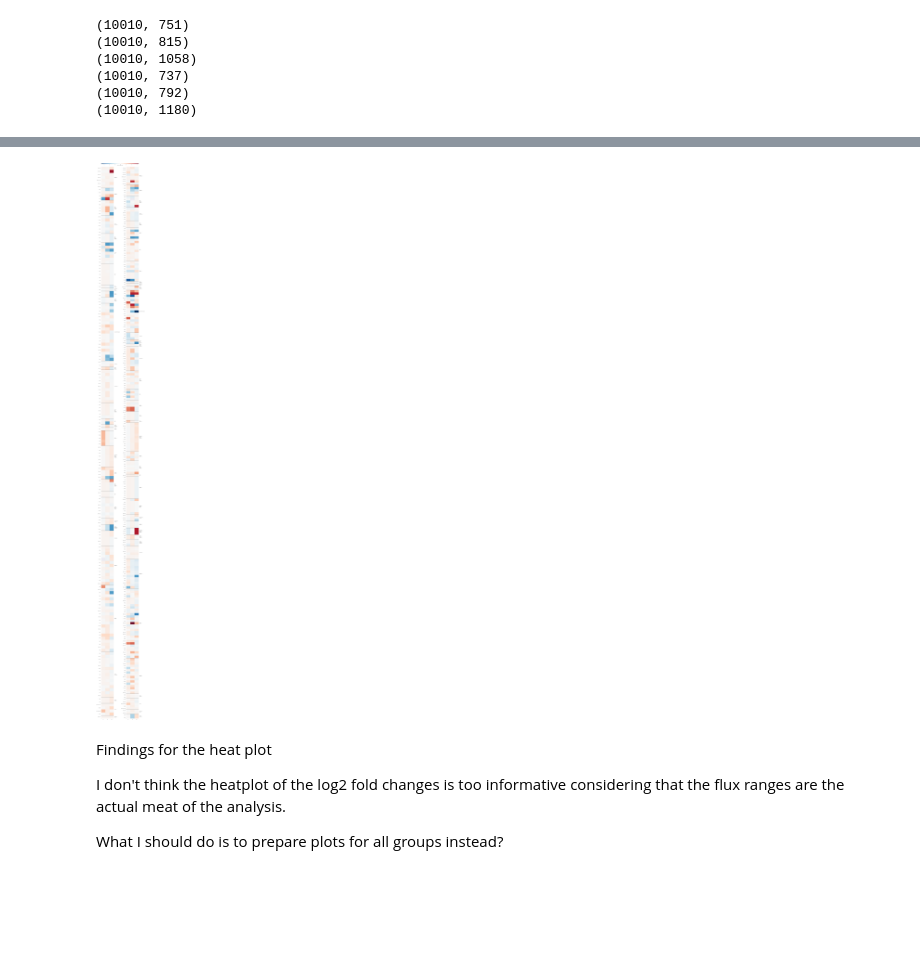
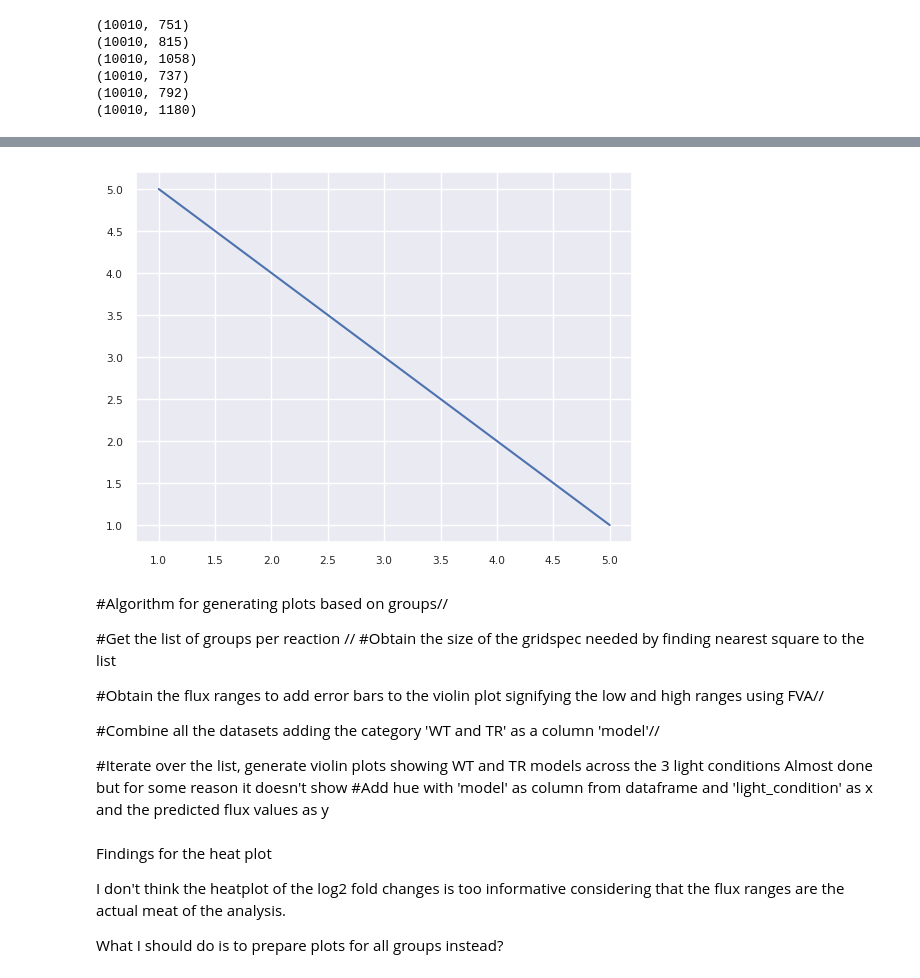
Before and after one commit to rtsantos3/RiceMM, a Jupyter notebook: Scripts/model_visualization/Generating_flux_sample_reaction_charts.ipynb, the cells around one changed output, grey strips where cells are left out. Cells and saved outputs as stored; diff of their text form; code cells hidden in the pictures; blank space fills up the shorter version.

```diff
--- a/Scripts/model_visualization/Generating_flux_sample_reaction_charts.ipynb
+++ b/Scripts/model_visualization/Generating_flux_sample_reaction_charts.ipynb
@@ -725,3 +604,11 @@ heatmap_data_bs = results_df_bs.iloc[:, :3]
+# %%
+x = [1, 2, 3, 4, 5]
+y = [5, 4, 3, 2, 1]
+
+plt.plot(x, y)
+plt.show()
+# %% [output]
+[figure, added]
 # %%
 #Algorithm for generating plots based  on groups//
 
@@ -741,48 +628,21 @@ heatmap_data_bs = results_df_bs.iloc[:, :3]
 #Add hue with 'model' as column from dataframe and 'light_condition' as x and the predicted flux values as y
-# %%
-#Test
-import matplotlib.gridspec as gridspec
-
-
-stops_m, group_list_m = get_stops(results_df_m, 'group')
-stops_bs, group_list_bs = get_stops(results_df_bs, 'group')
-# Generate color range from the original dataset
-vmin, vmax = np.min([heatmap_data_m.min(), heatmap_data_bs.min()]), np.max([heatmap_data_m.max(), heatmap_data_bs.max()])
-
-figsize = (10, 150)
-sns.set(font_scale=0.5)
-
-fig = plt.figure(figsize=figsize)
-gs = fig.add_gridspec(nrows=2, ncols=2, height_ratios=[0.001, 0.999])
-
-
-
-
-# Left subplot for M cells heatmap
-ax0 = fig.add_subplot(gs[1, 0])
-im0 = sns.heatmap(heatmap_data_m, cmap='RdBu_r', annot=False, cbar=False, ax=ax0, vmin=vmin, vmax=vmax)
-for beg, end, label in zip(stops_m[:-1], stops_m[1:], group_list_m):
-    ax0.hlines(beg, 0, beg, color='black', lw=1)
-    ax0.hlines(end, 0, -0.02, color='black', lw=1, transform=ax0.get_yaxis_transform(), clip_on=False)
-    ax0.text(1.05, (beg + end) / 2, '\n'.join(label.split()), ha='left', va='center', transform=ax0.get_yaxis_transform())
-
-# Middle subplot for BS cells heatmap
-ax1 = fig.add_subplot(gs[1, 1])
-im1 = sns.heatmap(heatmap_data_bs, cmap='RdBu_r', annot=False, cbar=False, ax=ax1, vmin=vmin, vmax=vmax)
-for beg, end, label in zip(stops_bs[:-1], stops_bs[1:], group_list_bs):
-    ax1.hlines(beg, 0, beg, color='black', lw=1)
-    ax1.hlines(end, 0, -0.02, color='black', lw=1, transform=ax1.get_yaxis_transform(), clip_on=False)
-    ax1.text(1.05, (beg + end) / 2, '\n'.join(label.split()), ha='left', va='center', transform=ax1.get_yaxis_transform())
-
-# Add colorbar on top
-cbar_ax = fig.add_subplot(gs[0, :])
-mappable = im0.get_children()[0]
-cbar = plt.colorbar(mappable, cax=cbar_ax, orientation='horizontal')
-cbar.set_label('Log(2) fold changes (TR/WT)', labelpad=0)
-
-plt.subplots_adjust(wspace=1, hspace=0.01)
-plt.show()
-# %% [output]
-[figure, removed]
+# %% [markdown]
+#Algorithm for generating plots based  on groups//
+
+
+#Get the list of groups per reaction //
+#Obtain the size of the gridspec needed by finding nearest square to the list
+
+#Obtain the flux ranges to add error bars to the violin plot signifying the low and high ranges using FVA//
+
+#Combine all the datasets adding the category 'WT and TR' as a column 'model'//
+
+
+
+
+
+#Iterate over the list, generate violin plots showing WT and TR models across the 3 light conditions
+    Almost done but for some reason it doesn't show
+#Add hue with 'model' as column from dataframe and 'light_condition' as x and the predicted flux values as y
 # %%
 #Add another plot for PLasmodesmatal transport
```
Also changed, not shown: parts of 15 cells of this notebook, 4 other files.
